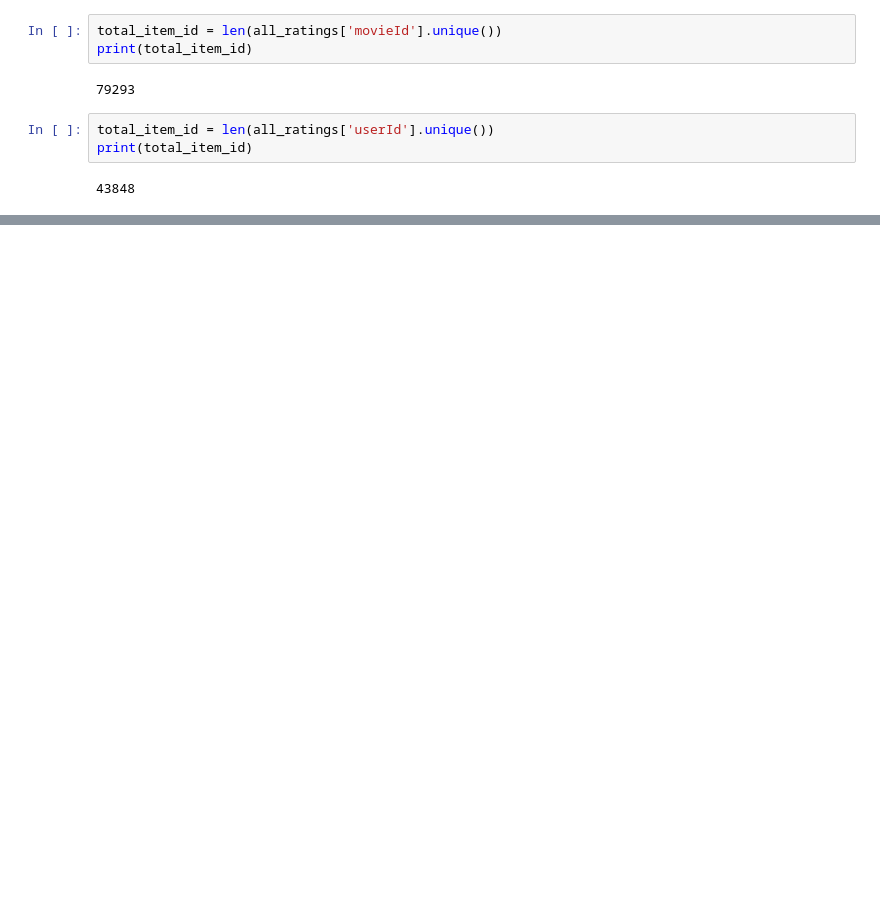
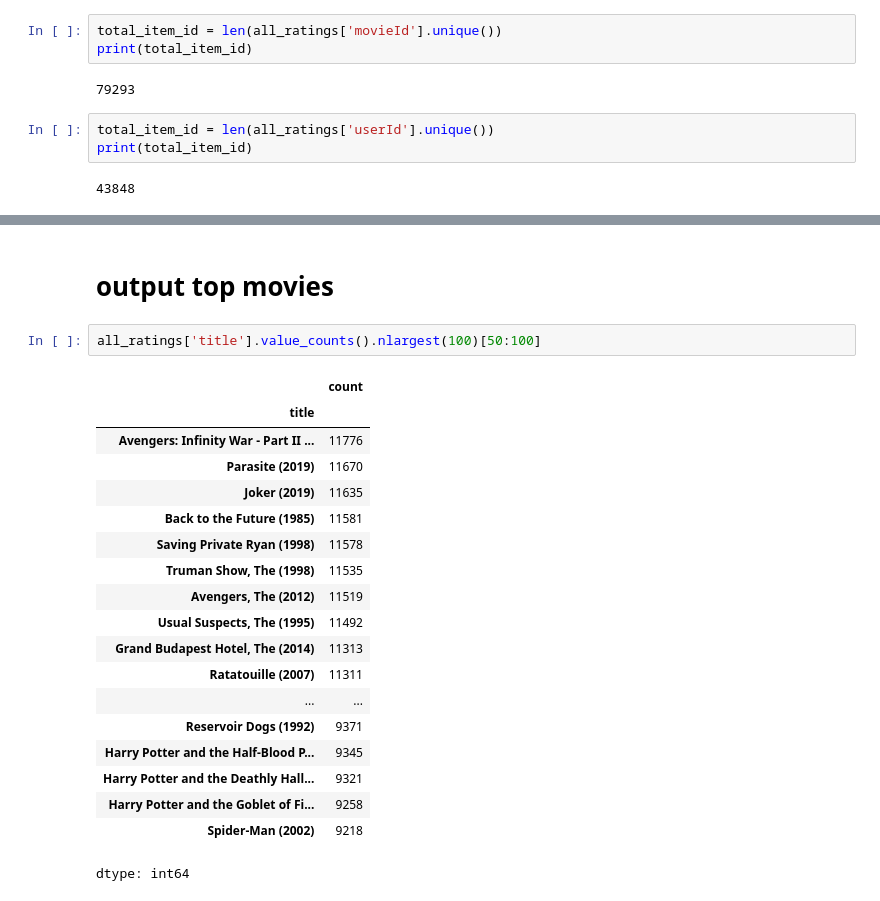
Before and after one commit to Kathy42xu/DL_TA, a Jupyter notebook: TryMovies.ipynb, the cells around one changed output, grey strips where cells are left out. Saved outputs shown, nothing was run; the diff lists cells and outputs as text; blank space fills up the shorter version.

```diff
--- a/TryMovies.ipynb
+++ b/TryMovies.ipynb
@@ -201,0 +250,24 @@ print(total_item_id)
+# %% [markdown]
+# output top movies
+# %%
+all_ratings['title'].value_counts().nlargest(100)[50:100]
+# %% [output]
+|  | count |
+| title |  |
+| Avengers: Infinity War - Part II ... | 11776 |
+| Parasite (2019) | 11670 |
+| Joker (2019) | 11635 |
+| Back to the Future (1985) | 11581 |
+| Saving Private Ryan (1998) | 11578 |
+| Truman Show, The (1998) | 11535 |
+| Avengers, The (2012) | 11519 |
+| Usual Suspects, The (1995) | 11492 |
+| Grand Budapest Hotel, The (2014) | 11313 |
+| Ratatouille (2007) | 11311 |
+| ... | ... |
+| Reservoir Dogs (1992) | 9371 |
+| Harry Potter and the Half-Blood P... | 9345 |
+| Harry Potter and the Deathly Hall... | 9321 |
+| Harry Potter and the Goblet of Fi... | 9258 |
+| Spider-Man (2002) | 9218 |
+dtype: int64
```
Also changed, not shown: parts of 20 cells of this notebook.
